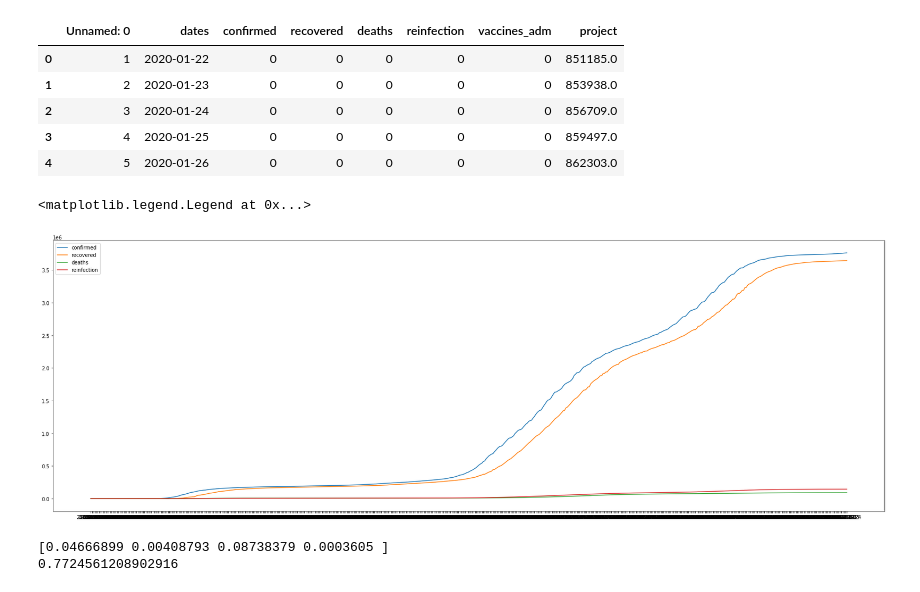
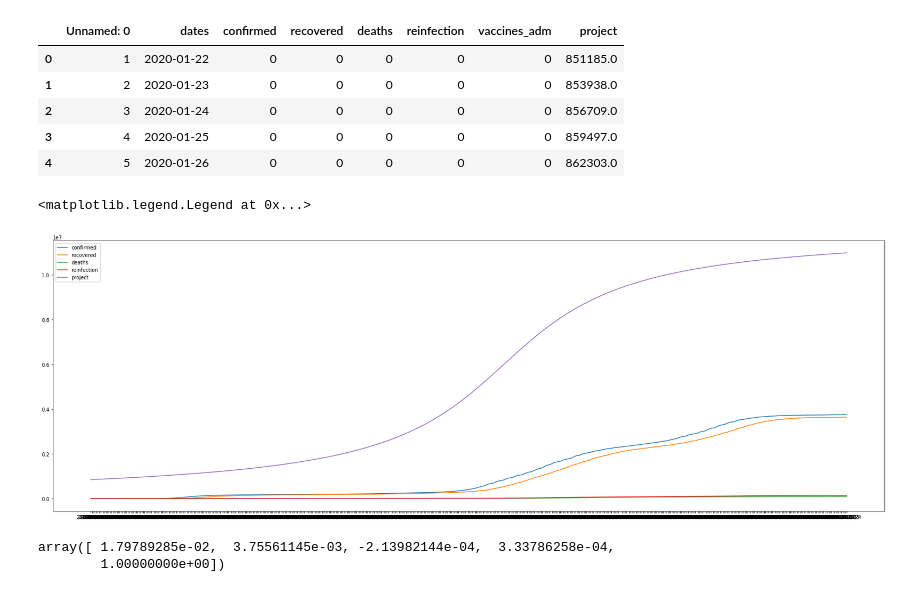
Before and after one commit to manukumar123/math_142_proj, a Jupyter notebook: group_proj.ipynb, the cells around one changed output. Saved outputs shown, nothing was run; the diff lists cells and outputs as text; code cells hidden in the pictures.

```diff
--- a/group_proj.ipynb
+++ b/group_proj.ipynb
@@ -40,14 +41,16 @@ covidData.head()
 # %%
 plt.figure(figsize = (30, 10))
 cov = covidData.head(550)
 plt.plot('dates', 'confirmed', data=cov)
 plt.plot('dates', 'recovered', data=cov)
 plt.plot('dates', 'deaths', data=cov)
 plt.plot('dates', 'reinfection', data=cov)
+plt.plot('dates', 'project', data=cov)
+#plt.plot(covidData['dates'], germanyPop * np.ones(740))
 plt.legend()
 # %% [output]
 <matplotlib.legend.Legend at 0x...>
-[figure, old version]
+[figure, new version]
 # %%
 # Function for finding model parameters
 def tuningParams(i, r, d, re, P):
@@ -61,7 +64,7 @@ def tuningParams(i, r, d, re, P):
     alphaStar = 0
     muStar = 0
     omega = np.arange(11) / 10
-    alpha = np.arange(1, 101)
+    alpha = np.arange(1, 11)
     for o in omega:
         for a in alpha:
             S = ((o / a) * P) - i - r - d - re
@@ -93,10 +96,12 @@ def tuningParams(i, r, d, re, P):
                 omegaStar = o
                 alphaStar = a
             #print(delta, phi)
-    paramEstimates = np.array([betaStar, gammaStar, nuStar, muStar])
-    print(paramEstimates)
+    paramEstimates = np.array([betaStar, gammaStar, nuStar, muStar, alphaStar])
+    return paramEstimates
 
-tuningParams(covidData['confirmed'], covidData['recovered'], covidData['deaths'], covidData['reinfection'], germanyPop)
+vec = tuningParams(covidData['confirmed'], covidData['recovered'], covidData['deaths'], covidData['reinfection'], germanyPop)
-# %% [output]
-[0.04666899 0.00408793 0.08738379 0.0003605 ]
-0.7724561208902916
+# %%
+vec
+# %% [output]
+array([ 1.79789285e-02,  3.75561145e-03, -2.13982144e-04,  3.33786258e-04,
+        1.00000000e+00])
```
Also changed, not shown: parts of 3 cells of this notebook.
